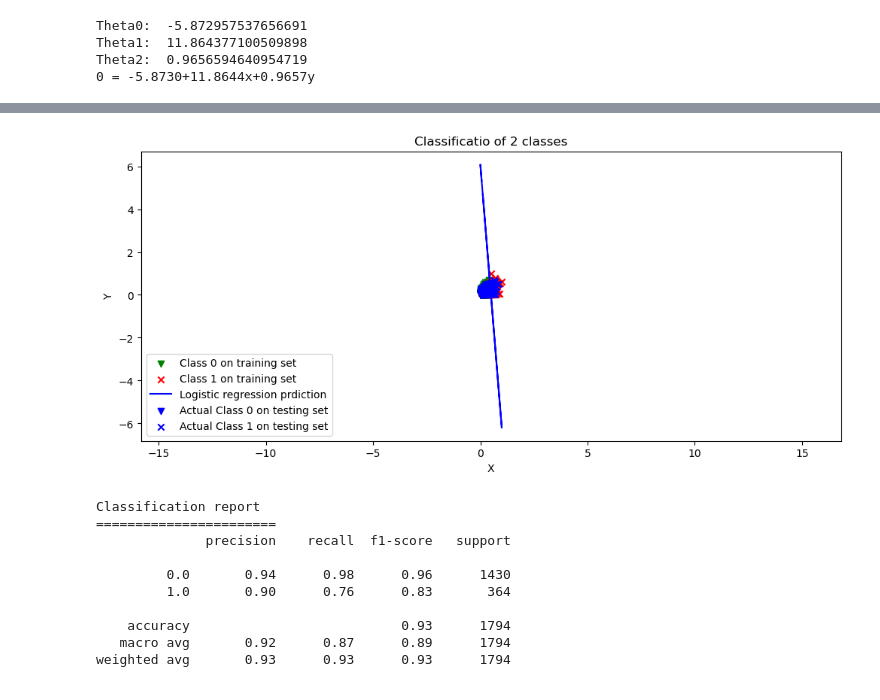
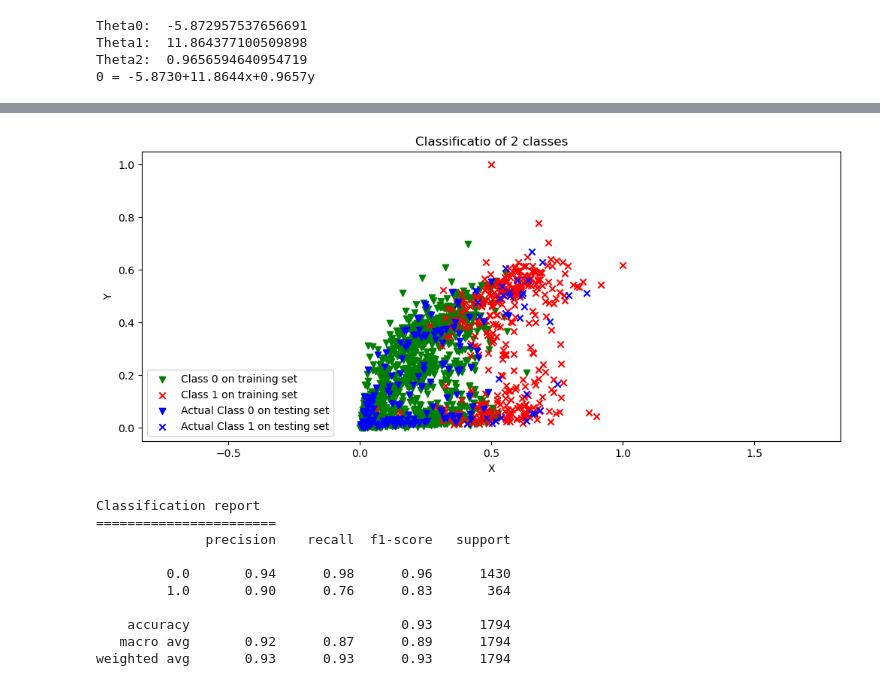
Before and after one commit to thakdanaiza/Linear_Logistic_HW1, a Jupyter notebook: Dataset/Logistic_HW1.ipynb, the cells around one changed output, grey strips where cells are left out. Cells and saved outputs as stored; diff of their text form; code cells hidden in the pictures.

Commit message:
all_result

```diff
--- a/Dataset/Logistic_HW1.ipynb
+++ b/Dataset/Logistic_HW1.ipynb
@@ -154,27 +171,27 @@ Theta2:  0.9656594640954719
 # %%
 #plot results
 df_training = pd.DataFrame({"X":x_train[:,0],"Y":x_train[:,1],'Label':y_train})
 df_testing = pd.DataFrame({"X":x_test[:,0],"Y":x_test[:,1],'Label':y_test})
 
 group0 = df_training[df_training['Label']==0]
 group1 = df_training[df_training['Label']==1]
 group0_test = df_testing[df_testing['Label']==0]
 group1_test = df_testing[df_testing['Label']==1]
 
 plt.figure(figsize=(12,5))
 plt.title("Classificatio of 2 classes")
 plt.xlabel('X')
 plt.ylabel('Y')
 plt.axis('equal')
 plt.scatter(group0['X'],group0['Y'],marker='v',c='g',label='Class 0 on training set')
 plt.scatter(group1['X'],group1['Y'],marker='x',c='r',label='Class 1 on training set')
-plt.plot(df_training['X'].values,(model_logistic.intercept_[0]+model_logistic.coef_[0][0]*df_training['X'].values)/((-1)*model_logistic.coef_[0][1]),'-b',label="Logistic regression prdiction")
+#plt.plot(df_training['X'].values,result_list,'-b',label="Logistic regression prdiction")
 plt.scatter(group0_test['X'],group0_test['Y'],marker='v',c='b',label='Actual Class 0 on testing set')
 plt.scatter(group1_test['X'],group1_test['Y'],marker='x',c='b',label='Actual Class 1 on testing set')
 plt.legend(loc="lower left")
 plt.show()
 # %% [output]
-[figure, old version]
+[figure, new version]
 # %%
 y_pred = model_logistic.predict(x_train)
 # %%
```
Also changed, not shown: parts of 3 cells of this notebook.
